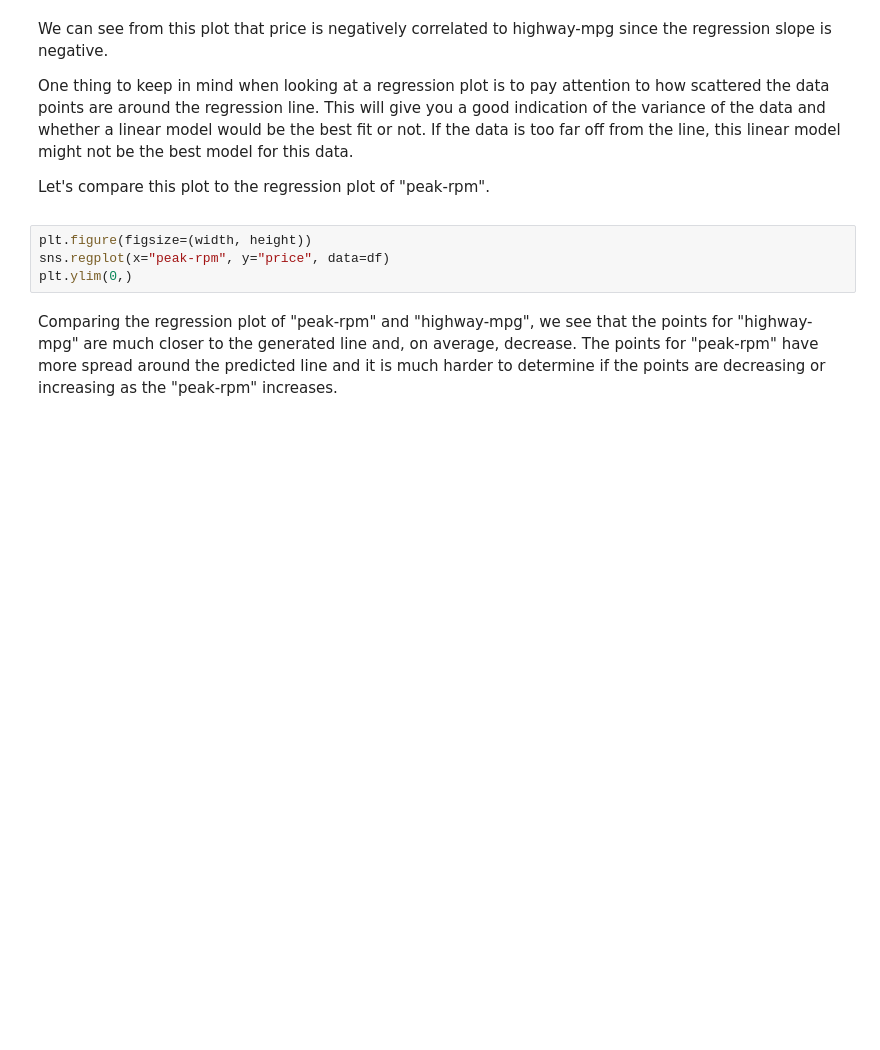
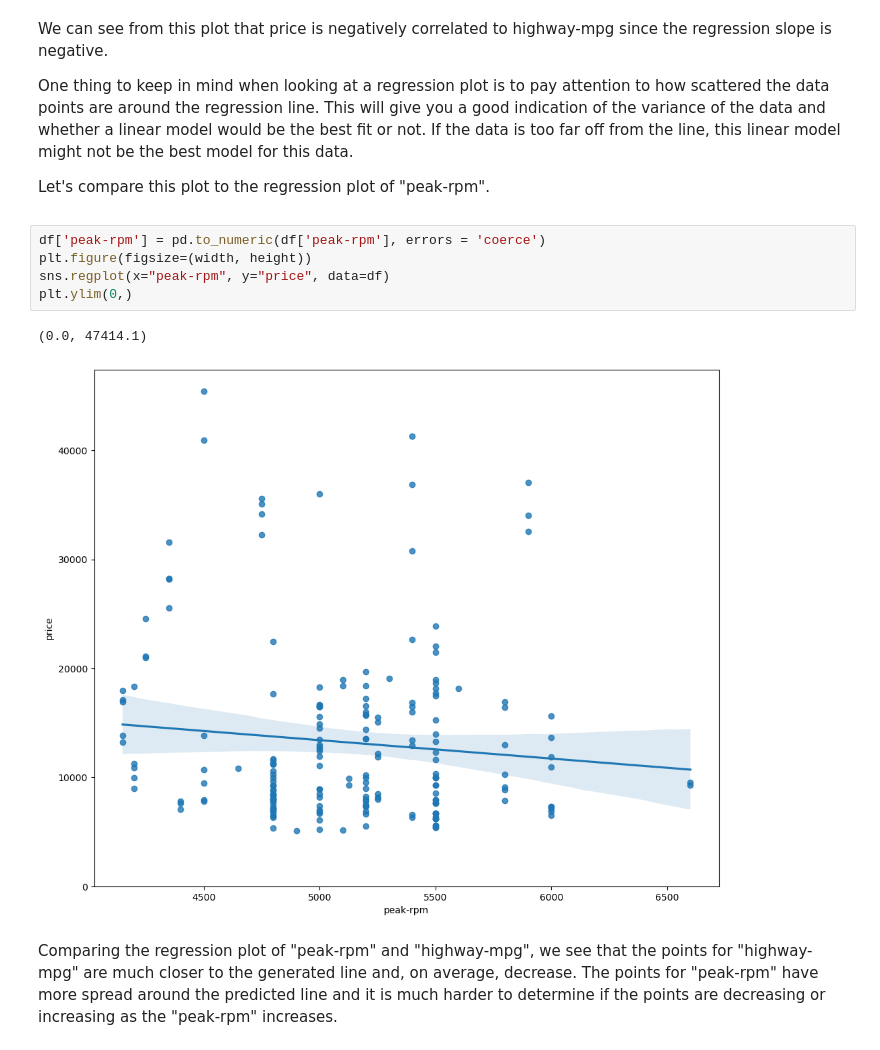
Before and after one commit to eb953/DS, a Jupyter notebook: DA0101EN-4-Review-Model-Development-20231003-1696291200.jupyterlite.ipynb, the cells around one changed output. Cells and saved outputs as stored; diff of their text form; blank space fills up the shorter version.

```diff
--- a/DA0101EN-4-Review-Model-Development-20231003-1696291200.jupyterlite.ipynb
+++ b/DA0101EN-4-Review-Model-Development-20231003-1696291200.jupyterlite.ipynb
@@ -412,9 +417,13 @@ One thing to keep in mind when looking at a regression plot is to pay attention
 
 Let's compare this plot to the regression plot of "peak-rpm".</p>
 # %%
+df['peak-rpm'] = pd.to_numeric(df['peak-rpm'], errors = 'coerce')
 plt.figure(figsize=(width, height))
 sns.regplot(x="peak-rpm", y="price", data=df)
 plt.ylim(0,)
+# %% [output]
+(0.0, 47414.1)
+[figure, added]
 # %% [markdown]
 <p>Comparing the regression plot of "peak-rpm" and "highway-mpg", we see that the points for "highway-mpg" are much closer to the generated line and, on average, decrease. The points for "peak-rpm" have more spread around the predicted line and it is much harder to determine if the points are decreasing or increasing as the "peak-rpm" increases.</p>
 # %% [markdown]
```
Also changed, not shown: parts of 25 cells of this notebook.
